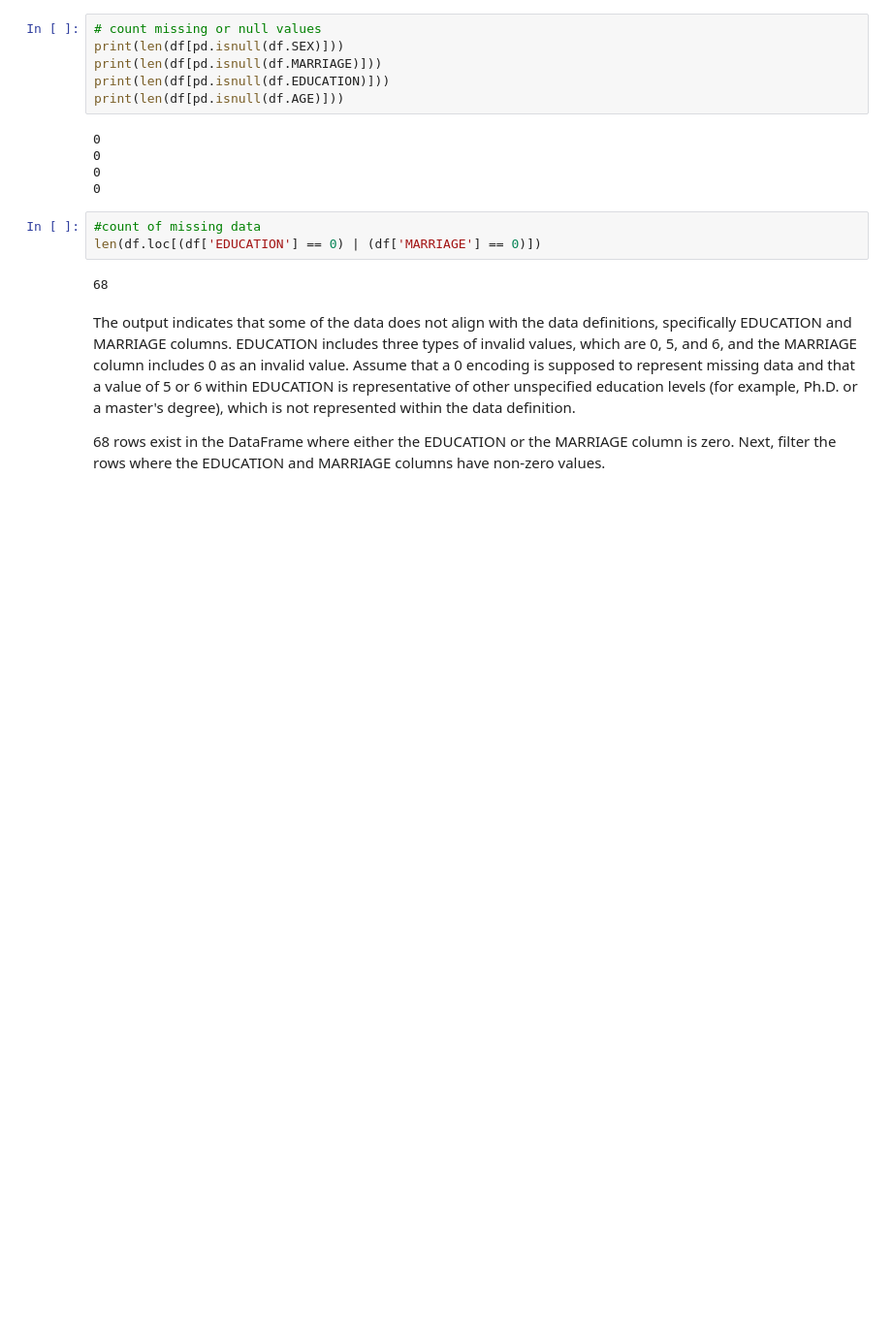
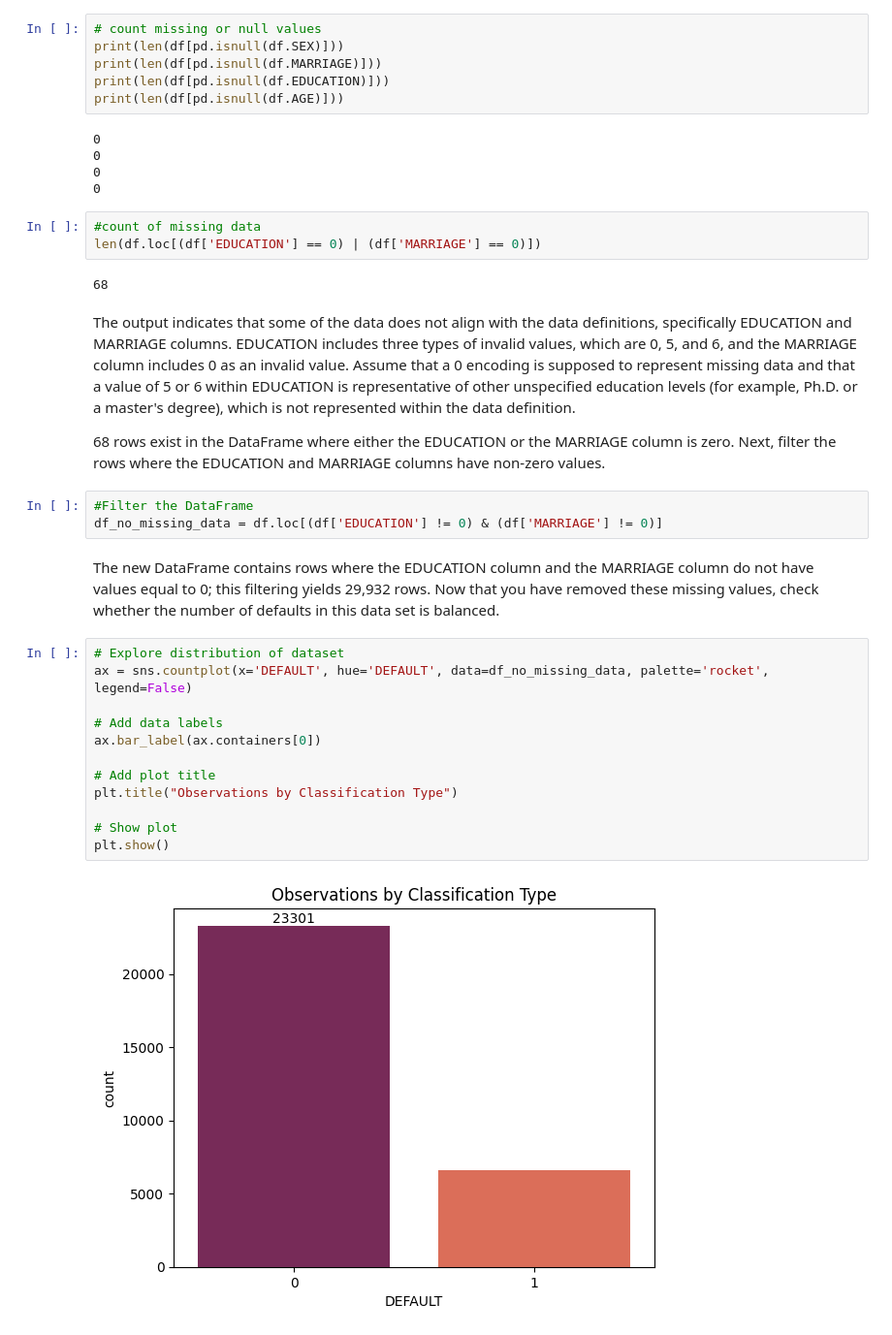
Before and after one commit to lucaskojo02/Credit-Card-Client, a Jupyter notebook: credit_card_client.ipynb, the cells around one changed output. Shown at 97% size. Saved outputs shown, nothing was run; the diff lists cells and outputs as text; blank space fills up the shorter version.

Commit message:
Explored the distribution of dataset

```diff
--- a/credit_card_client.ipynb
+++ b/credit_card_client.ipynb
@@ -119,3 +119,22 @@ len(df.loc[(df['EDUCATION'] == 0) | (df['MARRIAGE'] == 0)])
 The output indicates that some of the data does not align with the data definitions, specifically EDUCATION and MARRIAGE columns. EDUCATION includes three types of invalid values, which are 0, 5, and 6, and the MARRIAGE column includes 0 as an invalid value. Assume that a 0 encoding is supposed to represent missing data and that a value of 5 or 6 within EDUCATION is representative of other unspecified education levels (for example, Ph.D. or a master's degree), which is not represented within the data definition.
 
 68 rows exist in the DataFrame where either the EDUCATION or the MARRIAGE column is zero. Next, filter the rows where the EDUCATION and MARRIAGE columns have non-zero values.
+# %%
+#Filter the DataFrame
+df_no_missing_data = df.loc[(df['EDUCATION'] != 0) & (df['MARRIAGE'] != 0)]
+# %% [markdown]
+The new DataFrame contains rows where the EDUCATION column and the MARRIAGE column do not have values equal to 0; this filtering yields 29,932 rows. Now that you have removed these missing values, check whether the number of defaults in this data set is balanced.
+# %%
+# Explore distribution of dataset
+ax = sns.countplot(x='DEFAULT', hue='DEFAULT', data=df_no_missing_data, palette='rocket', legend=False)
+
+# Add data labels
+ax.bar_label(ax.containers[0])
+
+# Add plot title
+plt.title("Observations by Classification Type")
+
+# Show plot
+plt.show()
+# %% [output]
+[figure, added]
```
